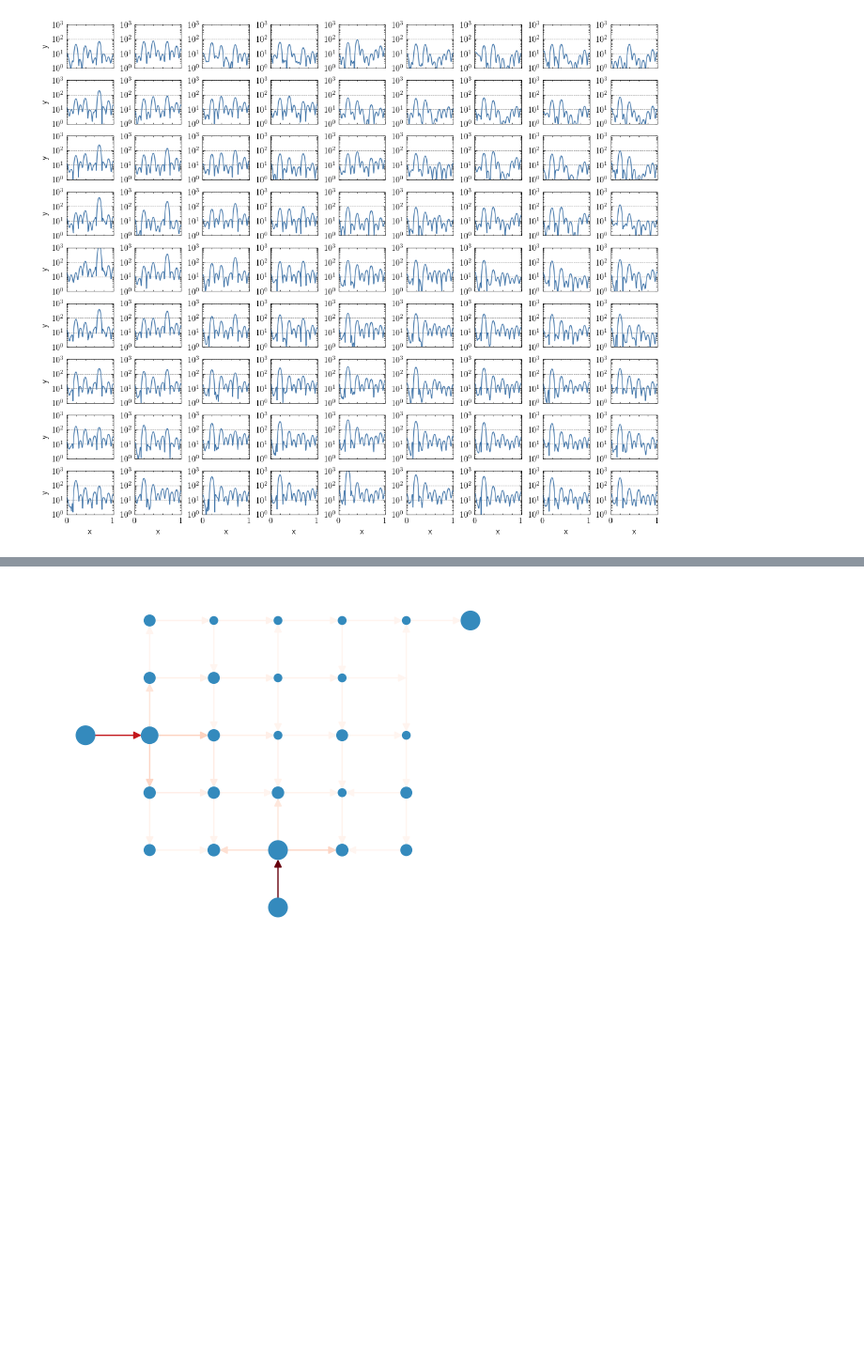
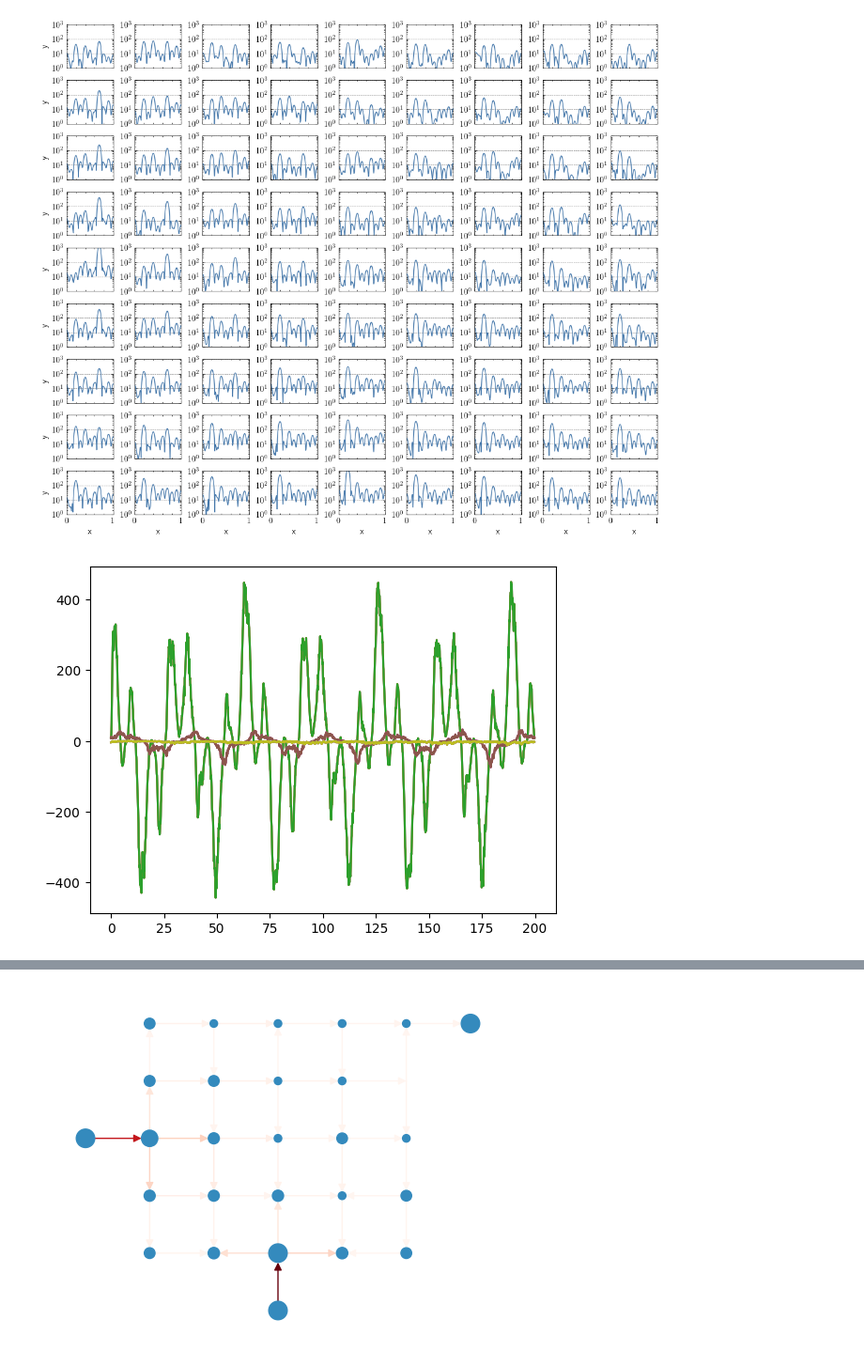
Before and after one commit to JonasMnsing/NanoNets, a Jupyter notebook: scripts/2_funding_period/WP2/freq_double/nbk/freq_double.ipynb, the cells around one changed output, grey strips where cells are left out. Shown at 94% size. Drawn from its saved outputs; the diff is of its cells as text; code cells hidden in the pictures; blank space fills up the shorter version.

```diff
--- a/scripts/2_funding_period/WP2/freq_double/nbk/freq_double.ipynb
+++ b/scripts/2_funding_period/WP2/freq_double/nbk/freq_double.ipynb
@@ -181,3 +181,14 @@ fig, ax = multiplot_observable_based_on_network(dic_states_fft[N][0], dic_states
                                                 x_lim=(0,1), y_lim=(1,1000), log_y=True, fig_scale=(3,2.5))
 # %% [output]
 [figure]
+# %%
+fig = plt.figure()
+ax  = fig.add_subplot()
+
+for N in [3,7,11]:
+
+    ax.plot(time_vals,dic_freq[N]['Current'])
+    ax.plot(time_vals,dic_freq[N]['Current'])
+    ax.plot(time_vals,dic_freq[N]['Current'])
+# %% [output]
+[figure, added]
```
Also changed, not shown: parts of 1 cell of this notebook, 8 other files.
